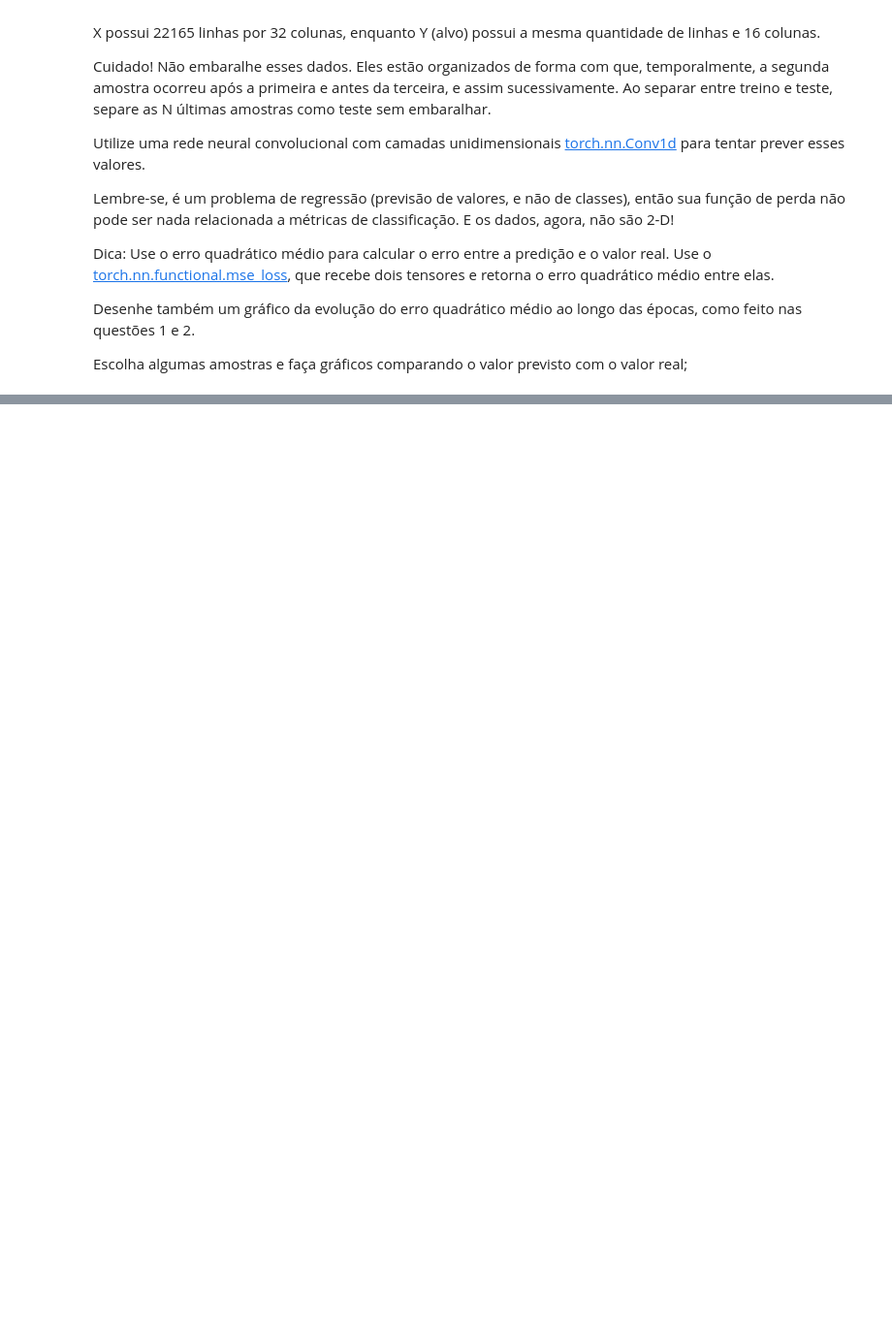
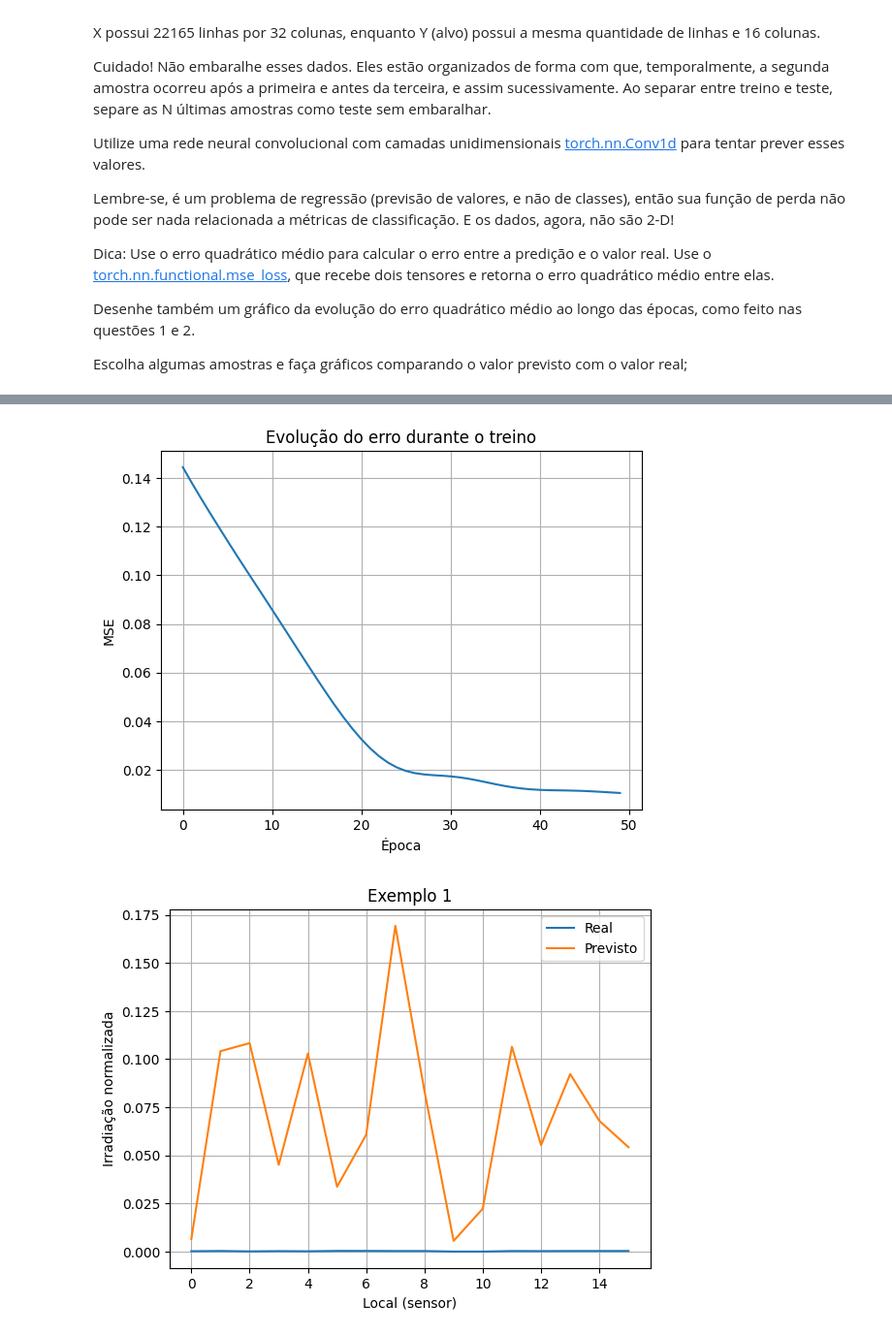
Before and after one commit to GodKelvin/pos-ia-dados-ufes, a Jupyter notebook: Visão Computacional com Aprendizado Profundo/Exercício_Avaliativo_03.ipynb, the cells around one changed output, grey strips where cells are left out. Shown at 97% size. Drawn from its saved outputs; the diff is of its cells as text; code cells hidden in the pictures; blank space fills up the shorter version.

```diff
--- a/Visão Computacional com Aprendizado Profundo/Exercício_Avaliativo_03.ipynb
+++ b/Visão Computacional com Aprendizado Profundo/Exercício_Avaliativo_03.ipynb
@@ -487,0 +486,68 @@ y_test = y[17732:,:]
+# %%
+# Faça aqui
+# Reorganiza os dados para o formato (batch, canais, tempo)
+X_train_tensor = torch.tensor(x_train, dtype=torch.float32).reshape(-1, 16, 2)
+y_train_tensor = torch.tensor(y_train, dtype=torch.float32)
+X_test_tensor = torch.tensor(x_test, dtype=torch.float32).reshape(-1, 16, 2)
+y_test_tensor = torch.tensor(y_test, dtype=torch.float32)
+
+# Instancia o modelo CNN sequencial
+model = torch.nn.Sequential(
+    torch.nn.Conv1d(in_channels=16, out_channels=32, kernel_size=2),  # (batch, 32, 1)
+    torch.nn.ReLU(),
+    torch.nn.Flatten(),  # (batch, 32)
+    torch.nn.Linear(32, 64),
+    torch.nn.ReLU(),
+    torch.nn.Linear(64, 16)  # saída com 16 locais
+)
+
+# Otimizador e função de perda
+optimizer = optim.Adam(model.parameters(), lr=0.001)
+loss_fn = torch.nn.MSELoss()
+
+# Treinamento
+epochs = 50
+losses = []
+
+for epoch in range(epochs):
+    model.train()
+    optimizer.zero_grad()
+
+    y_pred = model(X_train_tensor)
+    loss = loss_fn(y_pred, y_train_tensor)
+
+    loss.backward()
+    optimizer.step()
+
+    losses.append(loss.item())
+
+    if epoch % 5 == 0:
+        print(f"Época {epoch}: perda = {loss.item():.5f}")
+
+# Avaliação no conjunto de teste
+model.eval()
+with torch.no_grad():
+    y_test_pred = model(X_test_tensor)
+    test_loss = loss_fn(y_test_pred, y_test_tensor)
+    print(f"\nMSE no teste: {test_loss.item():.5f}")
+
+# Gráfico da perda de treino
+plt.plot(losses)
+plt.xlabel("Época")
+plt.ylabel("MSE")
+plt.title("Evolução do erro durante o treino")
+plt.grid()
+plt.show()
+
+# Exibir exemplos: valores reais vs previstos
+for i in range(3):
+    plt.figure()
+    plt.plot(y_test_tensor[i].numpy(), label="Real")
+    plt.plot(y_test_pred[i].numpy(), label="Previsto")
+    plt.title(f"Exemplo {i+1}")
+    plt.xlabel("Local (sensor)")
+    plt.ylabel("Irradiação normalizada")
+    plt.legend()
+    plt.grid(True)
+    plt.show()
+# %% [output]
@@ -487,0 +566,2 @@ y_test = y[17732:,:]
+[figure, added]
+[figure, added]
```
Also changed, not shown: parts of 4 cells of this notebook.
